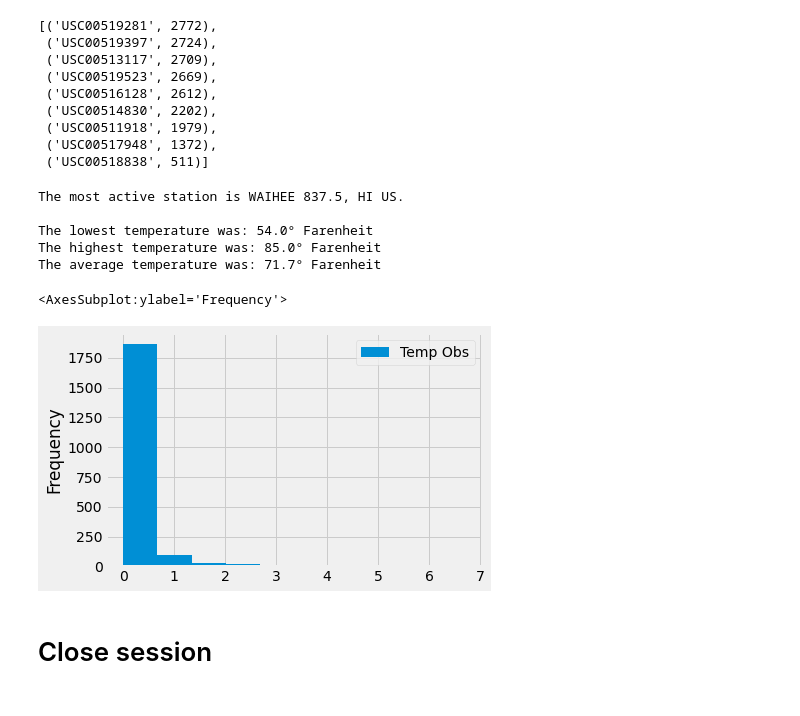
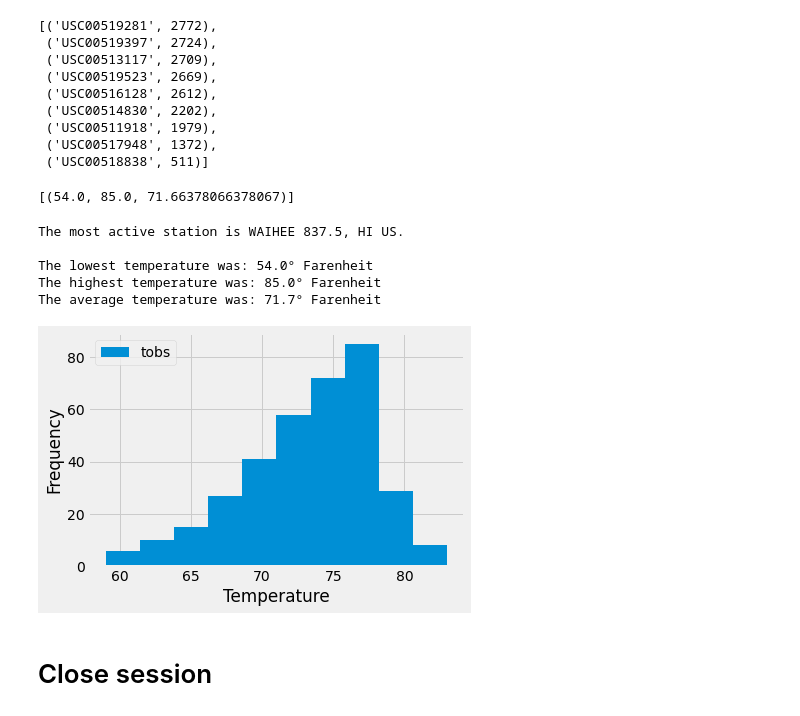
Before and after one commit to wpj174/sqlalchemy-challenge, a Jupyter notebook: climate_analysis.ipynb, the cells around one changed output. Cells and saved outputs as stored; diff of their text form; code cells hidden in the pictures.

```diff
--- a/climate_analysis.ipynb
+++ b/climate_analysis.ipynb
@@ -212,4 +213,12 @@ pprint(station_activity)
  ('USC00511918', 1979),
  ('USC00517948', 1372),
  ('USC00518838', 511)]
+# %%
+# Using the most active station id from the previous query, calculate the lowest, highest, and average temperature.
+most_active = station_activity[0][0]
+
+session.query(func.min(Measurement.tobs), func.max(Measurement.tobs), func.avg(Measurement.tobs)).\
+    filter(Measurement.station == most_active).all()
+# %% [output]
+[(54.0, 85.0, 71.66378066378067)]
 # %%
@@ -246,19 +255,22 @@ The average temperature was: 71.7° Farenheit
 # %%
 # Using the most active station id
 # Query the last 12 months of temperature observation data for this station and plot the results as a histogram
-last_year_active_query = session.query(Measurement.date, Measurement.tobs).\
-    filter(func.strftime("%Y-%m-%d", Measurement.date) > start_date, Measurement.station == most_active).all()
+active_temps = session.query(Measurement.tobs).\
+    filter(func.strftime("%Y-%m-%d", Measurement.date) > start_date,\
+    Measurement.station == most_active).all()
 
-most_active_df = pd.DataFrame(last_year_query, columns = ['Date', 'Temp Obs'])
+active_temps_list = []
 
-most_active_df = most_active_df.set_index('Date')
+for item in active_temps:
+    active_temps_list.append(float(str(item[0])))
 
-most_active_df = most_active_df.dropna()
-
-most_active_df.plot.hist()
+plt.hist(active_temps_list, bins=10)
+plt.xlabel("Temperature")
+plt.ylabel("Frequency")
+plt.legend(['tobs'])
+plt.show()
 # %% [output]
-<AxesSubplot:ylabel='Frequency'>
-[figure, old version]
+[figure, new version]
 # %% [markdown]
 # Close session
 # %%
```
Also changed, not shown: parts of 2 cells of this notebook.
